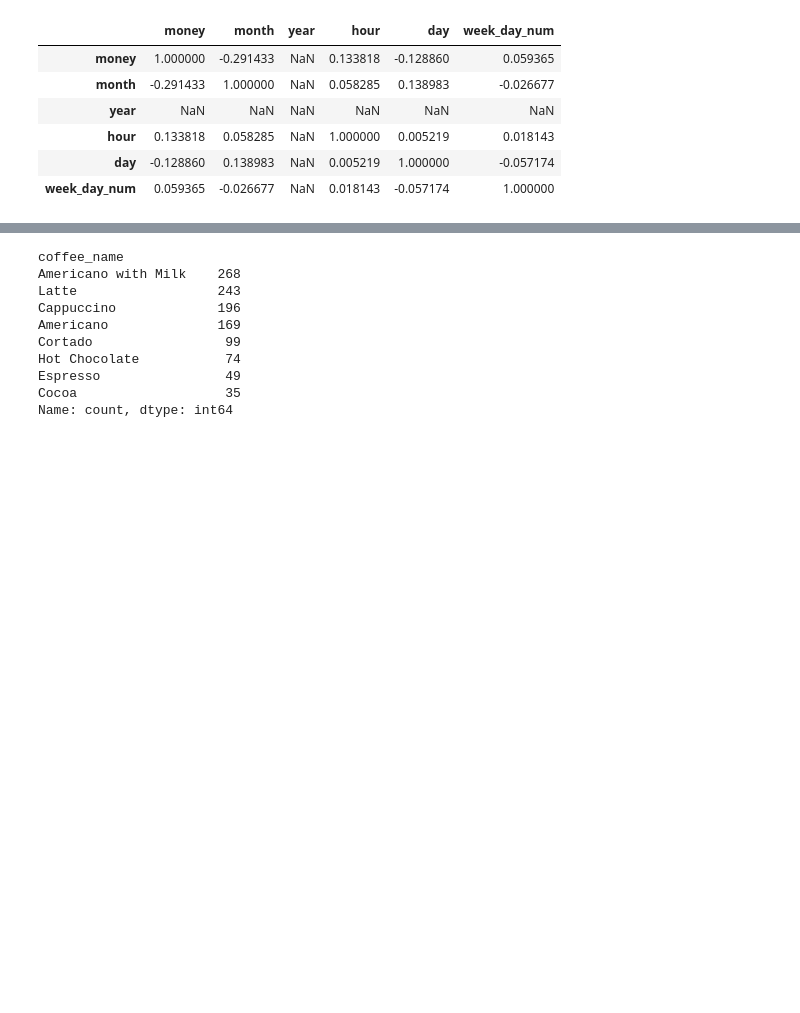
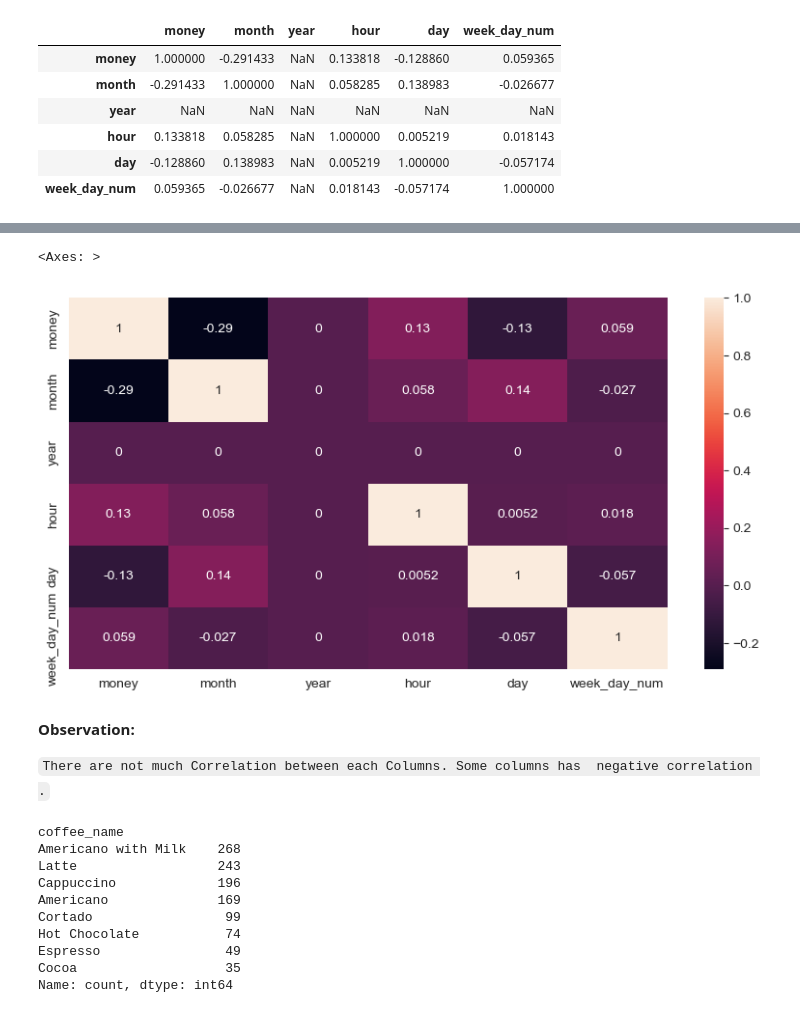
Before and after one commit to RJSINGH64/Coffe_sales, a Jupyter notebook: research.ipynb, the cells around one changed output, grey strips where cells are left out. Drawn from its saved outputs; the diff is of its cells as text; code cells hidden in the pictures; blank space fills up the shorter version.

```diff
--- a/research.ipynb
+++ b/research.ipynb
@@ -291,7 +293,8 @@ week_day_name has ['Friday' 'Saturday' 'Sunday' 'Monday' 'Tuesday' 'Wednesday' '
 # %% [markdown]
 # **EDA and Feature Engineering**
 # %%
-df_copy[numericals_columns].corr()  #there is only one label inside year
+num_corr= df_copy[numericals_columns].corr()  #there is only one label inside year
+num_corr
 # %% [output]
 |  | money | month | year | hour | day | week_day_num |
 | money | 1.000000 | -0.291433 | NaN | 0.133818 | -0.128860 | 0.059365 |
@@ -300,3 +303,6 @@ df_copy[numericals_columns].corr()  #there is only one label inside year
 | hour | 0.133818 | 0.058285 | NaN | 1.000000 | 0.005219 | 0.018143 |
 | day | -0.128860 | 0.138983 | NaN | 0.005219 | 1.000000 | -0.057174 |
 | week_day_num | 0.059365 | -0.026677 | NaN | 0.018143 | -0.057174 | 1.000000 |
+# %%
+num_corr.fillna(0 , inplace=True)
+num_corr
@@ -303,3 +317,17 @@ df_copy[numericals_columns].corr()  #there is only one label inside year
+# %%
+plt.figure(figsize=(10,5))
+sns.set_palette("Set2")
+sns.set_style("darkgrid")
+sns.heatmap(num_corr , annot=True)
+# %% [output]
+<Axes: >
+[figure, added]
+# %% [markdown]
+**Observation:**
+
+`
+There are not much Correlation between each Columns. Some columns has  negative correlation .
+`
 # %%
 #lets see top coffee sales
 top_coffee_sales=df_copy["coffee_name"].value_counts()
```
Also changed, not shown: parts of 6 cells of this notebook, 1 other file.
